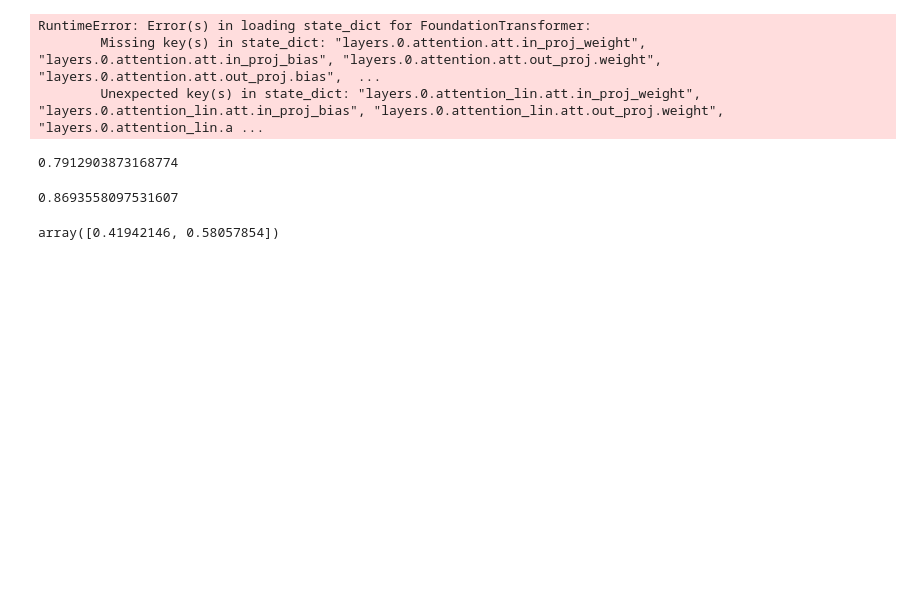
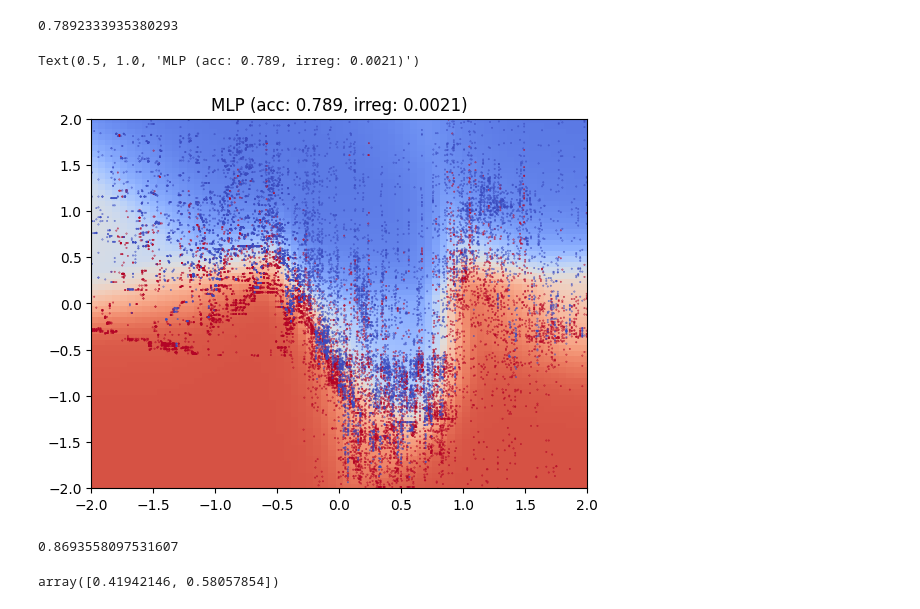
Before and after one commit to FelixdenBreejen/TabForestPFN, a Jupyter notebook: notebooks/irregular_electricity.ipynb, the cells around one changed output. Saved outputs shown, nothing was run; the diff lists cells and outputs as text; code cells hidden in the pictures; blank space fills up the shorter version.

```diff
--- a/notebooks/irregular_electricity.ipynb
+++ b/notebooks/irregular_electricity.ipynb
@@ -83,16 +71,0 @@ OutOfMemoryError: CUDA out of memory. Tried to allocate 62.00 MiB. GPU 7 has a t
-# %%
-cfg.hyperparams['path_to_weights'] = foundation_pfn_weights
-
-model_pfn = get_model(cfg, x_train, y_train, categorical_indicator)
-trainer_pfn = get_trainer(cfg, model_pfn)
-trainer_pfn.train(x_train, y_train)
-
-loss_train, score_train = trainer_pfn.test(x_train, y_train, x_train, y_train)
-loss_val, score_val = trainer_pfn.test(x_train, y_train, x_val, y_val)
-loss_test, score_test = trainer_pfn.test(x_train, y_train, x_test, y_test)
-
-score_test
-# %% [output]
-RuntimeError: Error(s) in loading state_dict for FoundationTransformer:
-        Missing key(s) in state_dict: "layers.0.attention.att.in_proj_weight", "layers.0.attention.att.in_proj_bias", "layers.0.attention.att.out_proj.weight", "layers.0.attention.att.out_proj.bias",  ...
-        Unexpected key(s) in state_dict: "layers.0.attention_lin.att.in_proj_weight", "layers.0.attention_lin.att.in_proj_bias", "layers.0.attention_lin.att.out_proj.weight", "layers.0.attention_lin.a ...
@@ -101,9 +114,26 @@ from sklearn.neural_network import MLPClassifier
 
 mlp = MLPClassifier(hidden_layer_sizes=(100, 100), max_iter=1000, alpha=1e-4)
 mlp.fit(x_train, y_train)
-mlp.score(x_test, y_test)
+score_test_mlp = mlp.score(x_test, y_test)
+
+score_test_mlp
 # %% [output]
-0.7912903873168774
+0.7892333935380293
+# %%
+preds = mlp.predict_proba(x_grid)
+preds = einx.rearrange('(h w) c -> h w c', preds, w=1000)
+
+irreg_value = irregularity_value(preds)
+
+plt.pcolormesh(x_mesh1, x_mesh2, preds[:, :, 0], cmap=coolwarm_trunc)
+plt.scatter(x_test[:, 0], x_test[:, 1], c=1-y_test, s=0.1, cmap=coolwarm)
+plt.ylim(-2, 2)
+plt.xlim(-2, 2)
+
+plt.title(f"MLP (acc: {score_test_mlp:.3f}, irreg: {irreg_value:.4f})")
+# %% [output]
+Text(0.5, 1.0, 'MLP (acc: 0.789, irreg: 0.0021)')
+[figure, added]
 # %%
 from sklearn.ensemble import RandomForestClassifier
 
```
Also changed, not shown: parts of 21 cells of this notebook, 5 other files.
